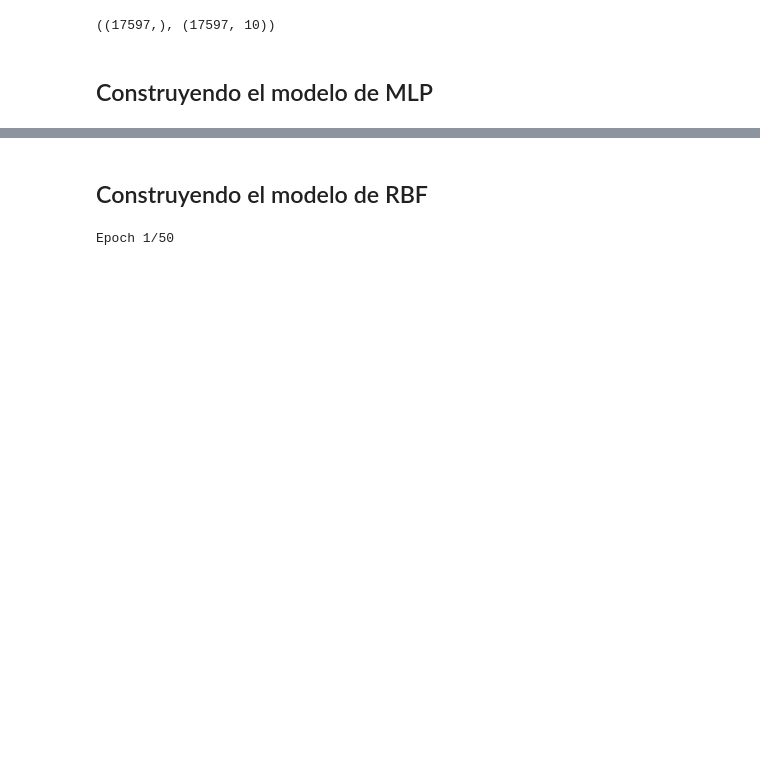
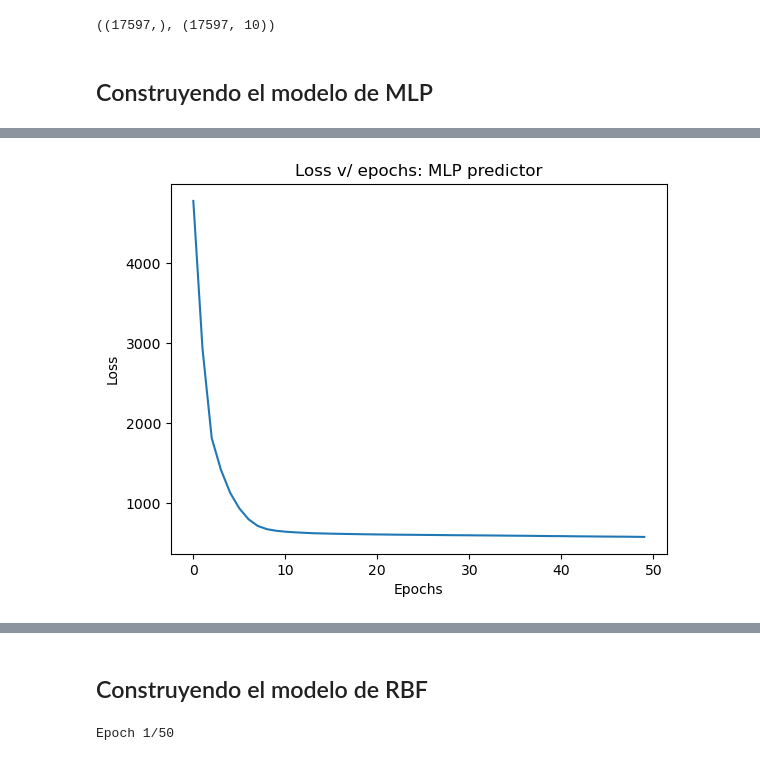
Before and after one commit to nsalazarv/msds_NN, a Jupyter notebook: Radial x MLP/energy_pred.ipynb, the cells around one changed output, grey strips where cells are left out. Cells and saved outputs as stored; diff of their text form; code cells hidden in the pictures; blank space fills up the shorter version.

```diff
--- a/Radial x MLP/energy_pred.ipynb
+++ b/Radial x MLP/energy_pred.ipynb
@@ -474,3 +474,13 @@ Epoch 50/50
+# %%
+training.history['loss']
+
+plt.plot(training.epoch, training.history['loss'])
+plt.title('Loss v/ epochs: MLP predictor')
+plt.ylabel('Loss')
+plt.xlabel('Epochs')
+plt.show()
+# %% [output]
+[figure, added]
 # %%
 ## Evaluando el modelo
 
```
Also changed, not shown: parts of 12 cells of this notebook, 6 other files.
